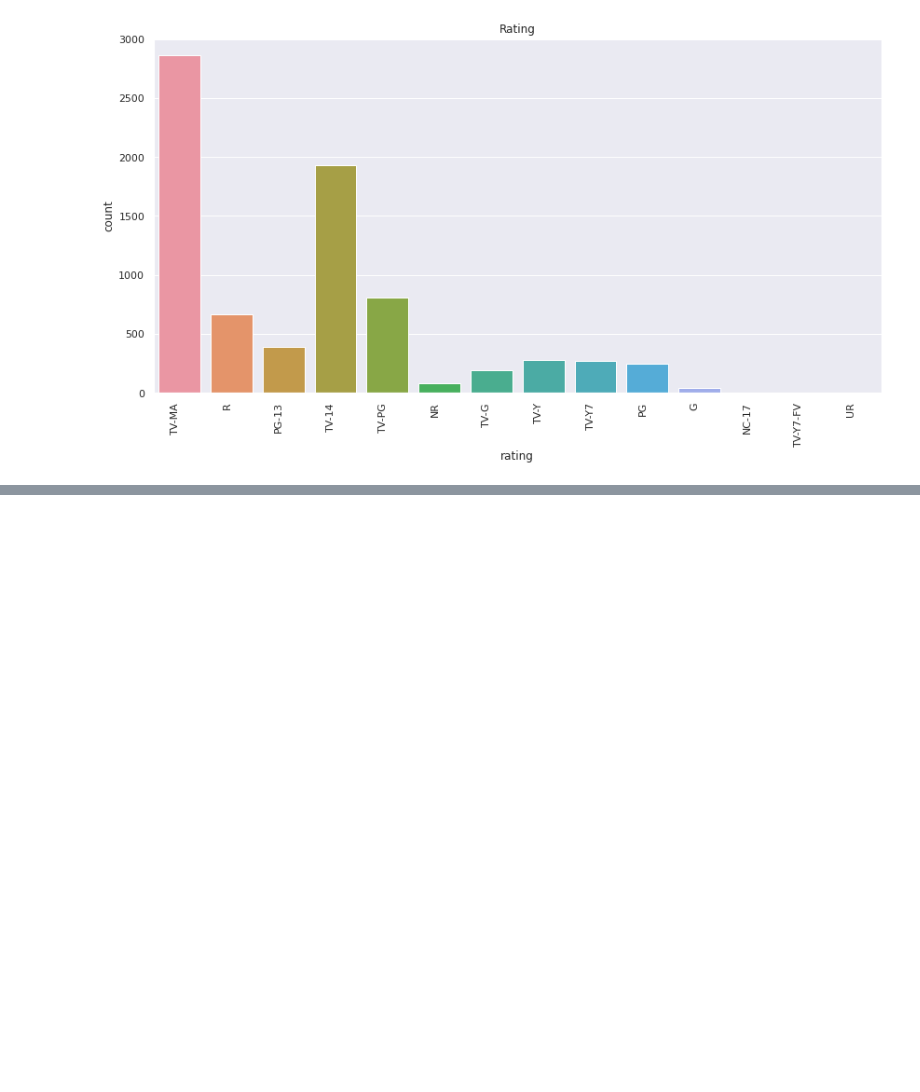
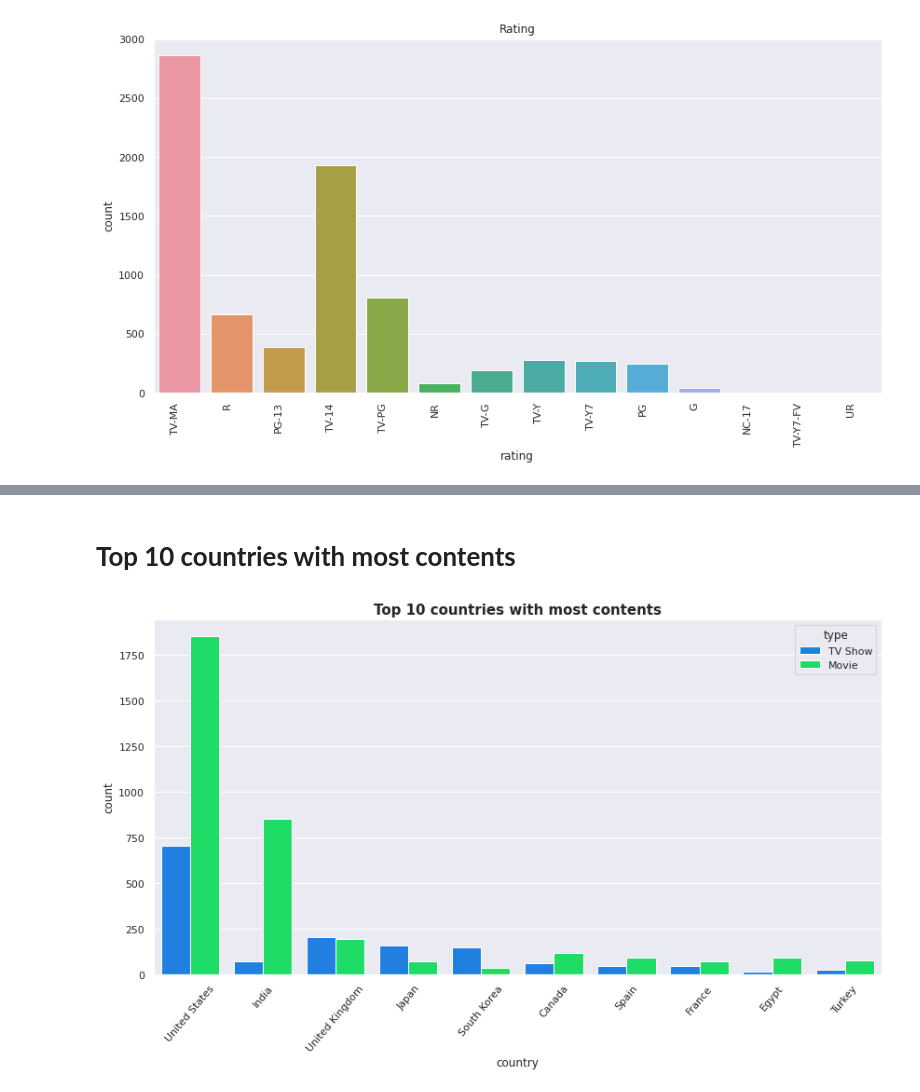
Before and after one commit to pinky-thakur/Netflix_Movies_and_TV_shows_Clustering_Capstone_project, a Jupyter notebook: Netflix_movies_and_TV_shows_clustering_project_final.ipynb, the cells around one changed output, grey strips where cells are left out. Cells and saved outputs as stored; diff of their text form; code cells hidden in the pictures; blank space fills up the shorter version.

```diff
--- a/Netflix_movies_and_TV_shows_clustering_project_final.ipynb
+++ b/Netflix_movies_and_TV_shows_clustering_project_final.ipynb
@@ -670,0 +679,7 @@ Text(0.5, 1.0, 'Rating')
+# %%
+data['duration']=data['duration'].str.replace('Season','')
+data['duration']=data['duration'].str.replace('s','')
+data['duration']=data['duration'].str.replace('min','')
+
+data['duration']=data['duration'].astype(str).astype(int)
+data['duration']
@@ -670,0 +699,10 @@ Text(0.5, 1.0, 'Rating')
+# %% [markdown]
+# **Top 10 countries with most contents**
+# %%
+plt.figure(figsize=(14,7))
+sns.countplot(x=data['country'],order=data['country'].value_counts().index[0:10],hue=data['type'])
+plt.xticks(rotation=50)
+plt.title('Top 10 countries with most contents', fontsize=15, fontweight='bold')
+plt.show()
+# %% [output]
+[figure, added]
```
Also changed, not shown: parts of 4 cells of this notebook.
